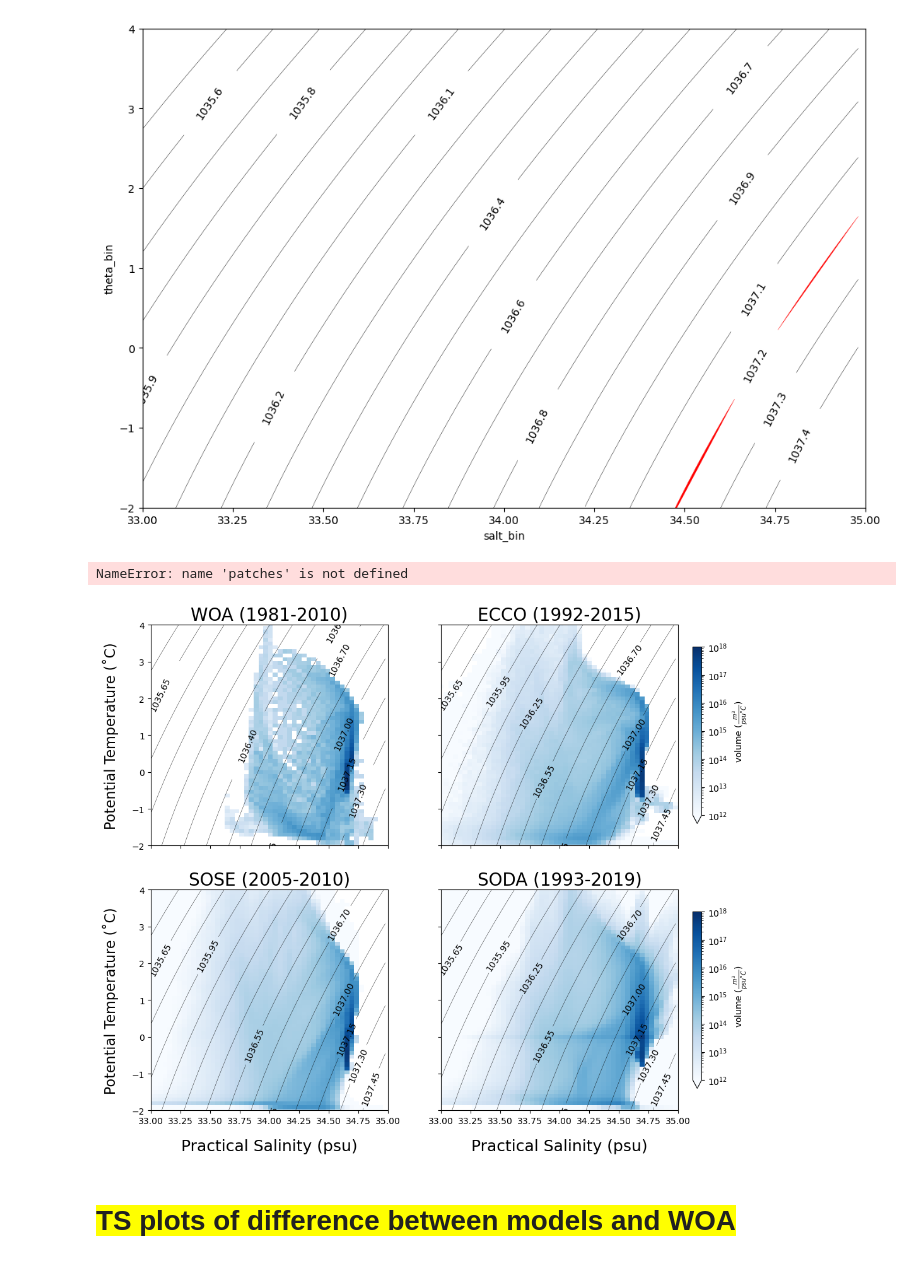
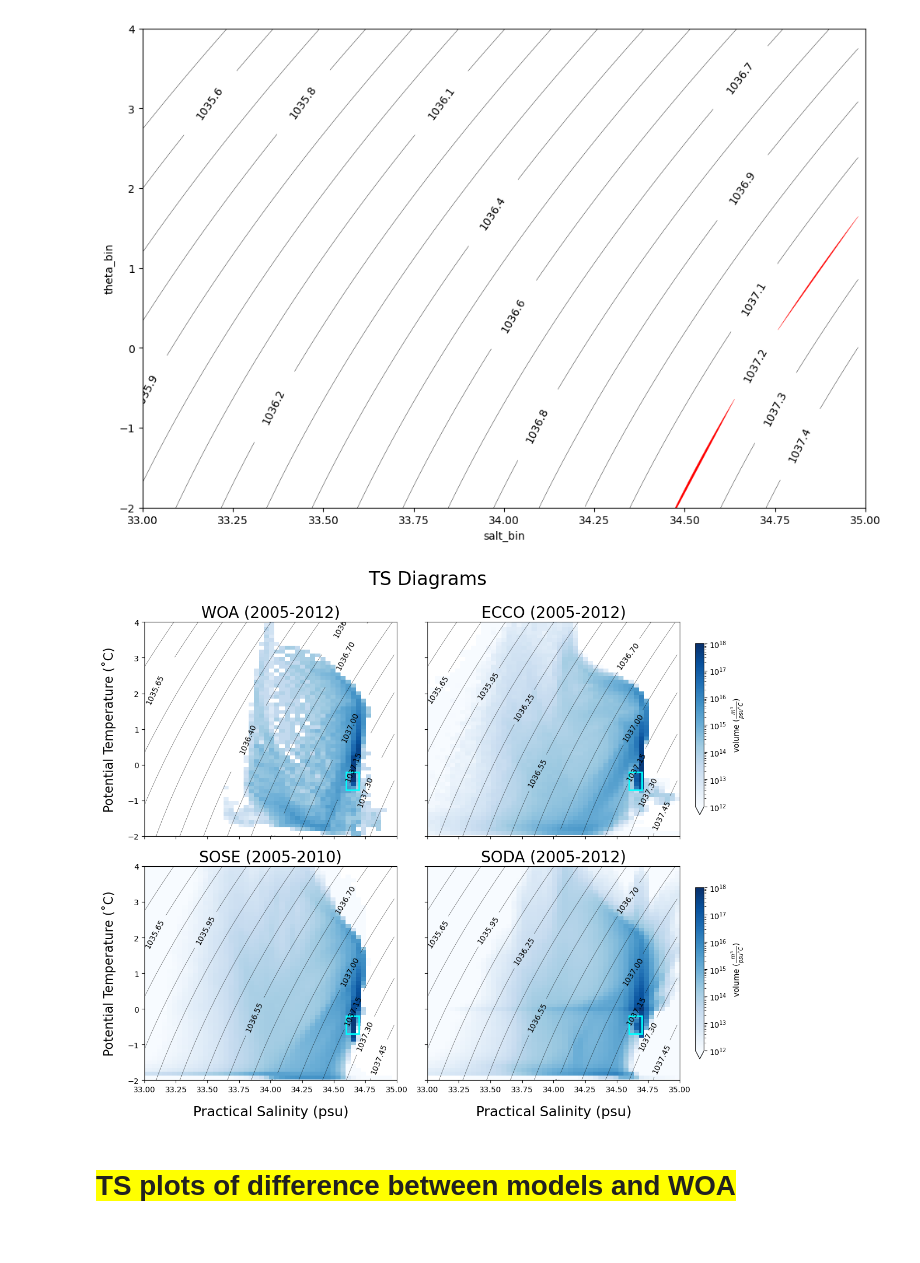
Before and after one commit to shanicetbailey/chapter1, a Jupyter notebook: stacked-figs/ts-plots.ipynb, the cells around one changed output. Cells and saved outputs as stored; diff of their text form; code cells hidden in the pictures.

Commit message:
ran and saved figs as pdf with background being transparent

```diff
--- a/stacked-figs/ts-plots.ipynb
+++ b/stacked-figs/ts-plots.ipynb
@@ -62,7 +64,7 @@ C = sigma2.T.plot.contour(colors='k', linewidths=0.3, levels=sigma_levs, ax=ax[0
 #1037.16 for sigma2 def from orsi https://doi.org/10.1016/S0079-6611(99)00004-X
 ax[0,0].clabel(C)
 woa.where(woa>0).plot(norm=LogNorm(), cmap='Blues', vmin=1e12, vmax=1e18, add_colorbar=False, ax=ax[0,0])
-ax[0,0].set_title('WOA (1981-2010)', fontsize=20)
+ax[0,0].set_title('WOA (2005-2012)', fontsize=20)
 ax[0,0].set_xlabel('')
 ax[0,0].set_ylabel('Potential Temperature (˚C)', fontsize=16, labelpad=15)
 ax[0,0].set_xlim(33, 35)
@@ -73,7 +75,7 @@ C1 = sigma2.T.plot.contour(colors='k', linewidths=0.3, levels=sigma_levs, ax=ax[
 ax[0,1].clabel(C1)
 ecco.where(ecco>0).plot(norm=LogNorm(), cmap='Blues', vmin=1e12, vmax=1e18,
                         cbar_kwargs={'shrink':0.8, 'label': r'volume ($\frac{m^3}{psu ˚C}$)'}, ax=ax[0,1])
-ax[0,1].set_title('ECCO (1992-2015)', fontsize=20)
+ax[0,1].set_title('ECCO (2005-2012)', fontsize=20)
 ax[0,1].set_xlabel('')
 ax[0,1].set_ylabel('')
 ax[0,1].set_xlim(33, 35)
@@ -88,37 +90,36 @@ ax[1,0].set_title('SOSE (2005-2010)', fontsize=20)
 ax[1,0].set_xlabel('Practical Salinity (psu)', fontsize=18, labelpad=15)
 ax[1,0].set_ylabel('Potential Temperature (˚C)', fontsize=16, labelpad=15)
 ax[1,0].set_xlim(33, 35)
 ax[1,0].set_ylim(-2, 4)
 
 C3 = sigma2.T.plot.contour(colors='k', linewidths=0.3, levels=sigma_levs, ax=ax[1,1])
 #C3.collections[-3].set_color('lawngreen')
 ax[1,1].clabel(C3)
 soda.where(soda>0).plot(norm=LogNorm(), cmap='Blues', vmin=1e12, vmax=1e18,
                         cbar_kwargs={'shrink':0.8, 'label': r'volume ($\frac{m^3}{psu ˚C}$)'}, ax=ax[1,1])
-ax[1,1].set_title('SODA (1993-2019)', fontsize=20)
+ax[1,1].set_title('SODA (2005-2012)', fontsize=20)
 ax[1,1].set_xlabel('Practical Salinity (psu)', fontsize=18, labelpad=15)
 ax[1,1].set_ylabel('')
 ax[1,1].set_xlim(33, 35)
 ax[1,1].set_ylim(-2, 4)
 
 rect0 = patches.Rectangle((34.6, -0.7), 0.1, 0.5, linewidth=2, edgecolor='cyan', facecolor='none')
 rect1 = patches.Rectangle((34.6, -0.7), 0.1, 0.5, linewidth=2, edgecolor='cyan', facecolor='none')
 rect2 = patches.Rectangle((34.6, -0.7), 0.1, 0.5, linewidth=2, edgecolor='cyan', facecolor='none')
 rect3 = patches.Rectangle((34.6, -0.7), 0.1, 0.5, linewidth=2, edgecolor='cyan', facecolor='none')
 rect3 = patches.Rectangle((34.6, -0.7), 0.1, 0.5, linewidth=2, edgecolor='cyan', facecolor='none')
 
 # Add the patch to the Axes
 ax[0,0].add_patch(rect0)
 ax[0,1].add_patch(rect1)
 ax[1,0].add_patch(rect2)
 ax[1,1].add_patch(rect3)
 
 plt.suptitle('TS Diagrams', fontsize=24, y=1)
 plt.tight_layout()
-#plt.savefig('ts-plots.pdf');
+plt.savefig('ts-plots.pdf', transparent=True);
 # %% [output]
-NameError: name 'patches' is not defined
-[figure, old version]
+[figure, new version]
 # %% [markdown]
 # <span style='background :yellow'> TS plots of difference between models and WOA </span>
 # %%
```
Also changed, not shown: parts of 4 cells of this notebook.
